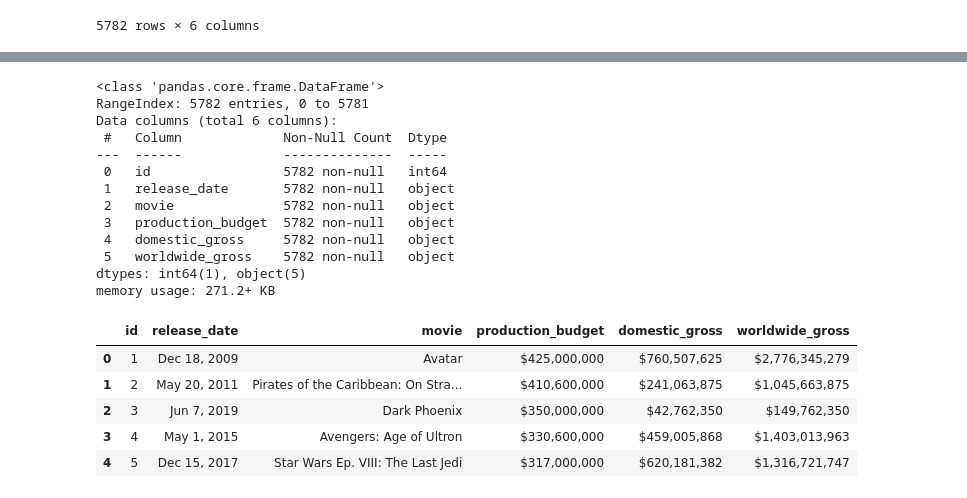
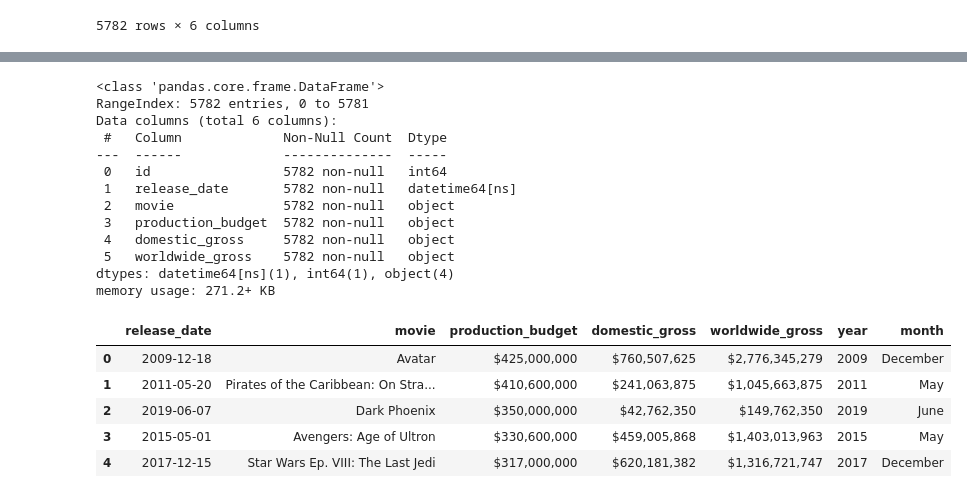
Before and after one commit to Lotus-baumgarner/So-You-want-to-make-Movies, a Jupyter notebook: Movie_Data_Notebook.ipynb, the cells around one changed output, grey strips where cells are left out. Drawn from its saved outputs; the diff is of its cells as text; code cells hidden in the pictures.

```diff
--- a/Movie_Data_Notebook.ipynb
+++ b/Movie_Data_Notebook.ipynb
@@ -413,5 +499,8 @@ budgetDF
+# %%
+# Use the pd.to_datetime() method to convert the object column to datetime format
+budgDF['release_date'] = pd.to_datetime(budgDF['release_date'], errors='coerce')
 # %%
-budgetDF.info()
+budgDF.info()
 # %% [output]
 <class 'pandas.core.frame.DataFrame'>
 RangeIndex: 5782 entries, 0 to 5781
@@ -419,19 +508,28 @@ Data columns (total 6 columns):
  #   Column             Non-Null Count  Dtype
 ---  ------             --------------  -----
  0   id                 5782 non-null   int64
- 1   release_date       5782 non-null   object
+ 1   release_date       5782 non-null   datetime64[ns]
  2   movie              5782 non-null   object
  3   production_budget  5782 non-null   object
  4   domestic_gross     5782 non-null   object
  5   worldwide_gross    5782 non-null   object
-dtypes: int64(1), object(5)
+dtypes: datetime64[ns](1), int64(1), object(4)
 memory usage: 271.2+ KB
+# %%
+# Create a new column for the year
+budgDF['year'] = budgDF['release_date'].dt.year
+# %%
+# Create a new column for the month
+budgDF['month'] = budgDF['release_date'].dt.month_name()
+# %%
+# Cleaned and removed id from header in the data frame.
+budgDF.drop(['id'], axis=1, inplace = True)
 # %%
-budgetDF.head()
+budgDF.head()
 # %% [output]
-|  | id | release_date | movie | production_budget | domestic_gross | worldwide_gross |
-| 0 | 1 | Dec 18, 2009 | Avatar | $425,000,000 | $760,507,625 | $2,776,345,279 |
-| 1 | 2 | May 20, 2011 | Pirates of the Caribbean: On Stra... | $410,600,000 | $241,063,875 | $1,045,663,875 |
-| 2 | 3 | Jun 7, 2019 | Dark Phoenix | $350,000,000 | $42,762,350 | $149,762,350 |
-| 3 | 4 | May 1, 2015 | Avengers: Age of Ultron | $330,600,000 | $459,005,868 | $1,403,013,963 |
-| 4 | 5 | Dec 15, 2017 | Star Wars Ep. VIII: The Last Jedi | $317,000,000 | $620,181,382 | $1,316,721,747 |
+|  | release_date | movie | production_budget | domestic_gross | worldwide_gross | year | month |
+| 0 | 2009-12-18 | Avatar | $425,000,000 | $760,507,625 | $2,776,345,279 | 2009 | December |
+| 1 | 2011-05-20 | Pirates of the Caribbean: On Stra... | $410,600,000 | $241,063,875 | $1,045,663,875 | 2011 | May |
+| 2 | 2019-06-07 | Dark Phoenix | $350,000,000 | $42,762,350 | $149,762,350 | 2019 | June |
+| 3 | 2015-05-01 | Avengers: Age of Ultron | $330,600,000 | $459,005,868 | $1,403,013,963 | 2015 | May |
+| 4 | 2017-12-15 | Star Wars Ep. VIII: The Last Jedi | $317,000,000 | $620,181,382 | $1,316,721,747 | 2017 | December |
```
Also changed, not shown: parts of 18 cells of this notebook.
